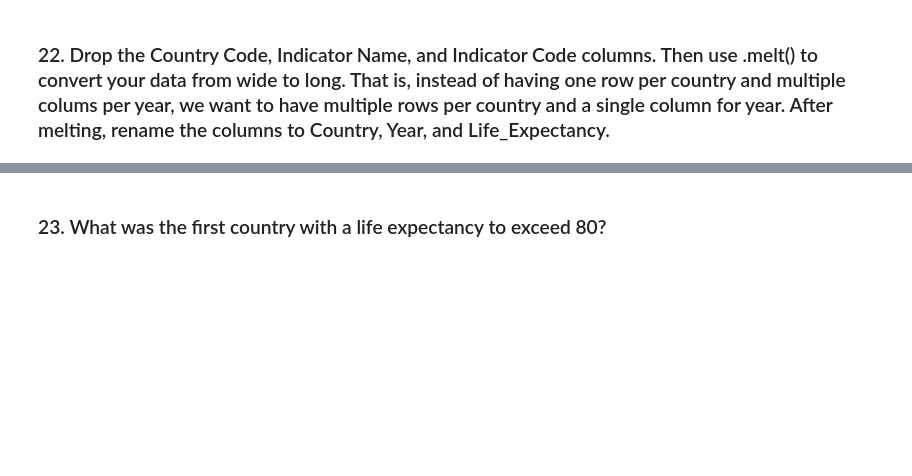
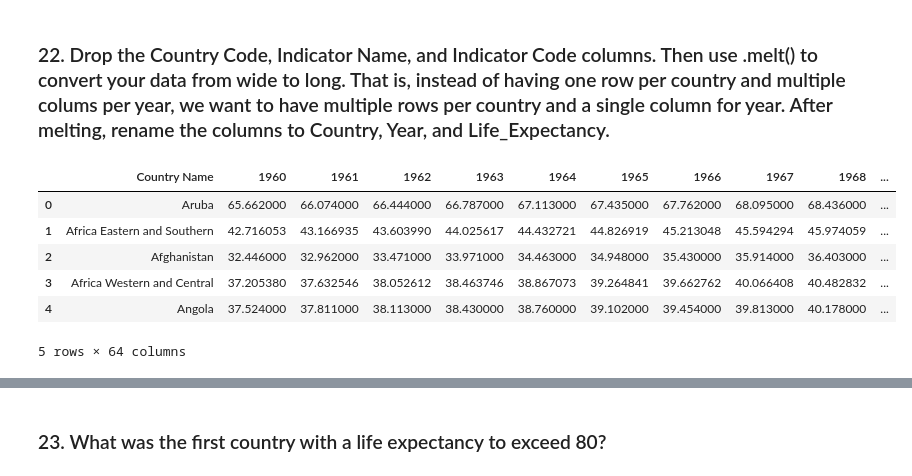
Before and after one commit to ashamaheshwari/un_data_question-ashamaheshwari, a Jupyter notebook: notebooks/UN_Data_Exploration.ipynb, the cells around one changed output, grey strips where cells are left out. Saved outputs shown, nothing was run; the diff lists cells and outputs as text; code cells hidden in the pictures; blank space fills up the shorter version.

```diff
--- a/notebooks/UN_Data_Exploration.ipynb
+++ b/notebooks/UN_Data_Exploration.ipynb
@@ -450,2 +462,14 @@ TypeError: read_csv() got an unexpected keyword argument 'indcol'
 # %% [markdown]
 ### 22. Drop the Country Code, Indicator Name, and Indicator Code columns. Then use .melt() to convert your data from wide to long. That is, instead of having one row per country and multiple colums per year, we want to have multiple rows per country and a single column for year. After melting, rename the columns to Country, Year, and Life_Expectancy.
+# %%
+life_expectancy = life_expectancy.drop(columns = ['Country Code', 'Indicator Name', 'Indicator Code'])
+# %%
+life_expectancy.head()
+# %% [output]
+|  | Country Name | 1960 | 1961 | 1962 | 1963 | 1964 | 1965 | 1966 | 1967 | 1968 | ... |
+| 0 | Aruba | 65.662000 | 66.074000 | 66.444000 | 66.787000 | 67.113000 | 67.435000 | 67.762000 | 68.095000 | 68.436000 | ... |
+| 1 | Africa Eastern and Southern | 42.716053 | 43.166935 | 43.603990 | 44.025617 | 44.432721 | 44.826919 | 45.213048 | 45.594294 | 45.974059 | ... |
+| 2 | Afghanistan | 32.446000 | 32.962000 | 33.471000 | 33.971000 | 34.463000 | 34.948000 | 35.430000 | 35.914000 | 36.403000 | ... |
+| 3 | Africa Western and Central | 37.205380 | 37.632546 | 38.052612 | 38.463746 | 38.867073 | 39.264841 | 39.662762 | 40.066408 | 40.482832 | ... |
+| 4 | Angola | 37.524000 | 37.811000 | 38.113000 | 38.430000 | 38.760000 | 39.102000 | 39.454000 | 39.813000 | 40.178000 | ... |
+5 rows × 64 columns
```
Also changed, not shown: parts of 12 cells of this notebook.
